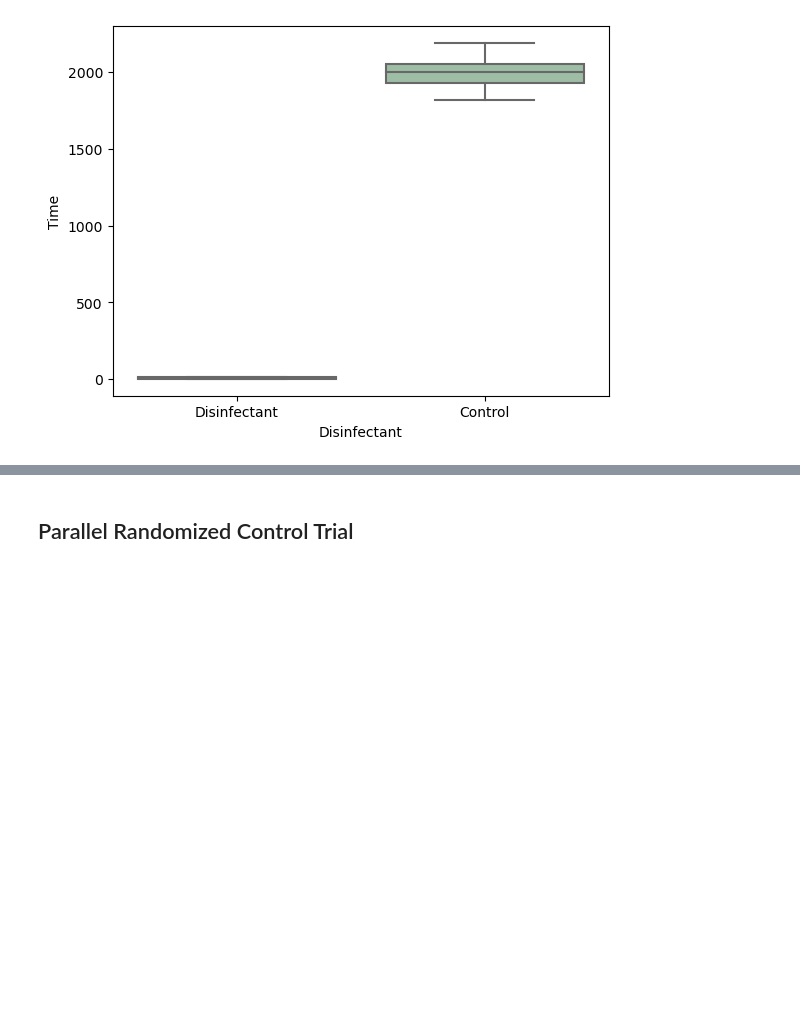
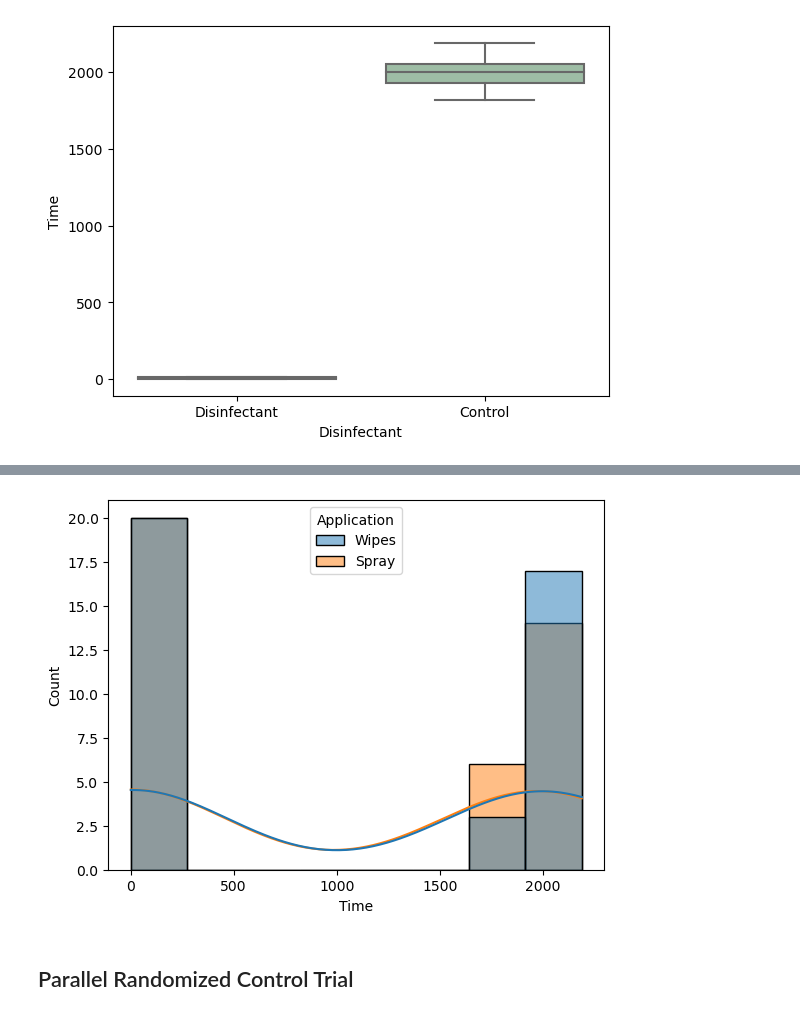
Before and after one commit to mdmmirfan/Virus-Survivability-Test-INF2178, a Jupyter notebook: INF2178_Assignment_2.ipynb, the cells around one changed output, grey strips where cells are left out. Saved outputs shown, nothing was run; the diff lists cells and outputs as text; code cells hidden in the pictures; blank space fills up the shorter version.

```diff
--- a/INF2178_Assignment_2.ipynb
+++ b/INF2178_Assignment_2.ipynb
@@ -266,2 +268,6 @@ plt.show()
 # %%
 # histogram for time?
+sns.histplot(x="Time", kde=True, hue="Application" ,data=df)
+plt.show()
+# %% [output]
+[figure, added]
```
Also changed, not shown: parts of 9 cells of this notebook.
